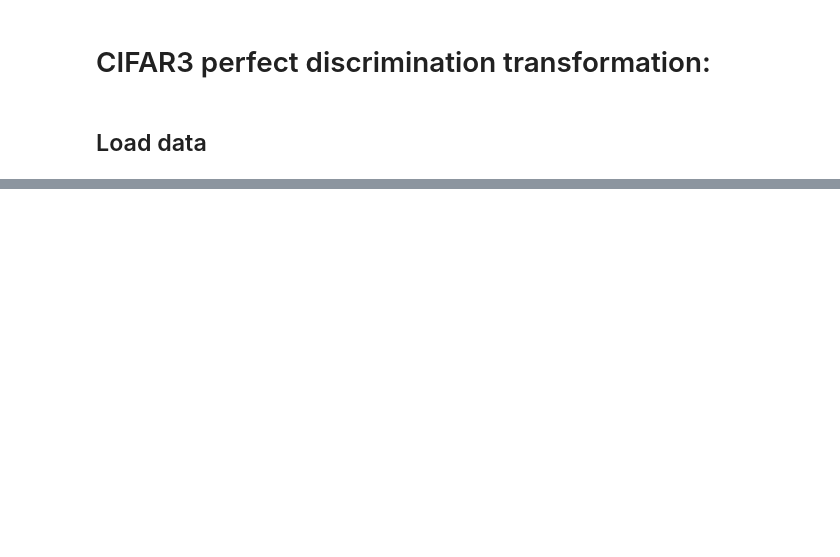
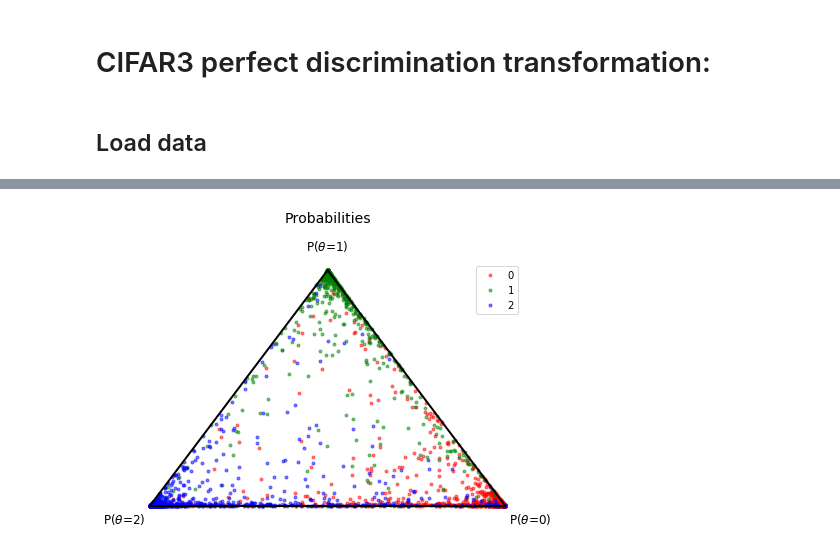
Before and after one commit to SergioAlvarezB/calibration-normalizing-flows, a Jupyter notebook: notebooks/cifar3-perfect-discrimination.ipynb, the cells around one changed output, grey strips where cells are left out. Cells and saved outputs as stored; diff of their text form; code cells hidden in the pictures; blank space fills up the shorter version.

```diff
--- a/notebooks/cifar3-perfect-discrimination.ipynb
+++ b/notebooks/cifar3-perfect-discrimination.ipynb
@@ -80,0 +153,8 @@ nll_nvp
+# %%
+fig, ax = plt.subplots(figsize=(7, 5))
+
+ax = plot_prob_simplex(probs, target=target, ax=ax)
+
+plt.show()
+# %% [output]
+[figure, added]
```
Also changed, not shown: parts of 15 cells of this notebook, 9 other files.
